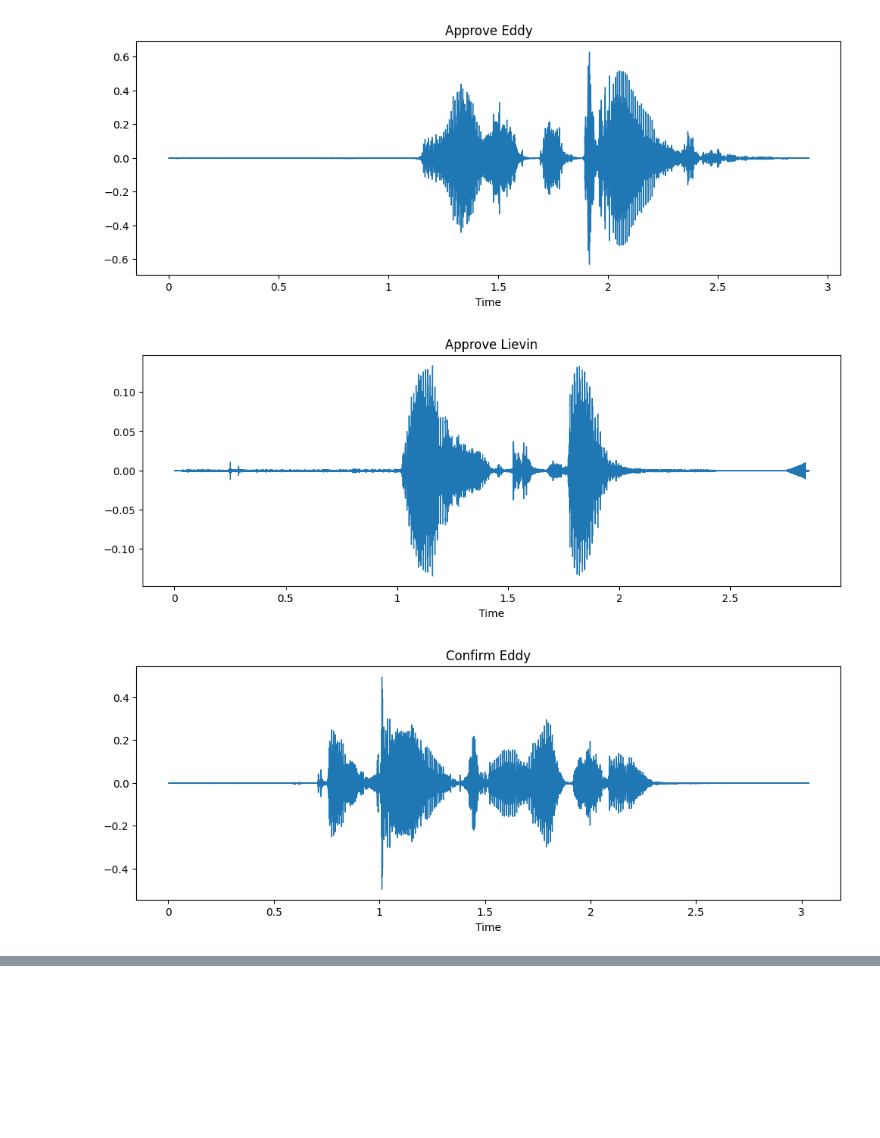
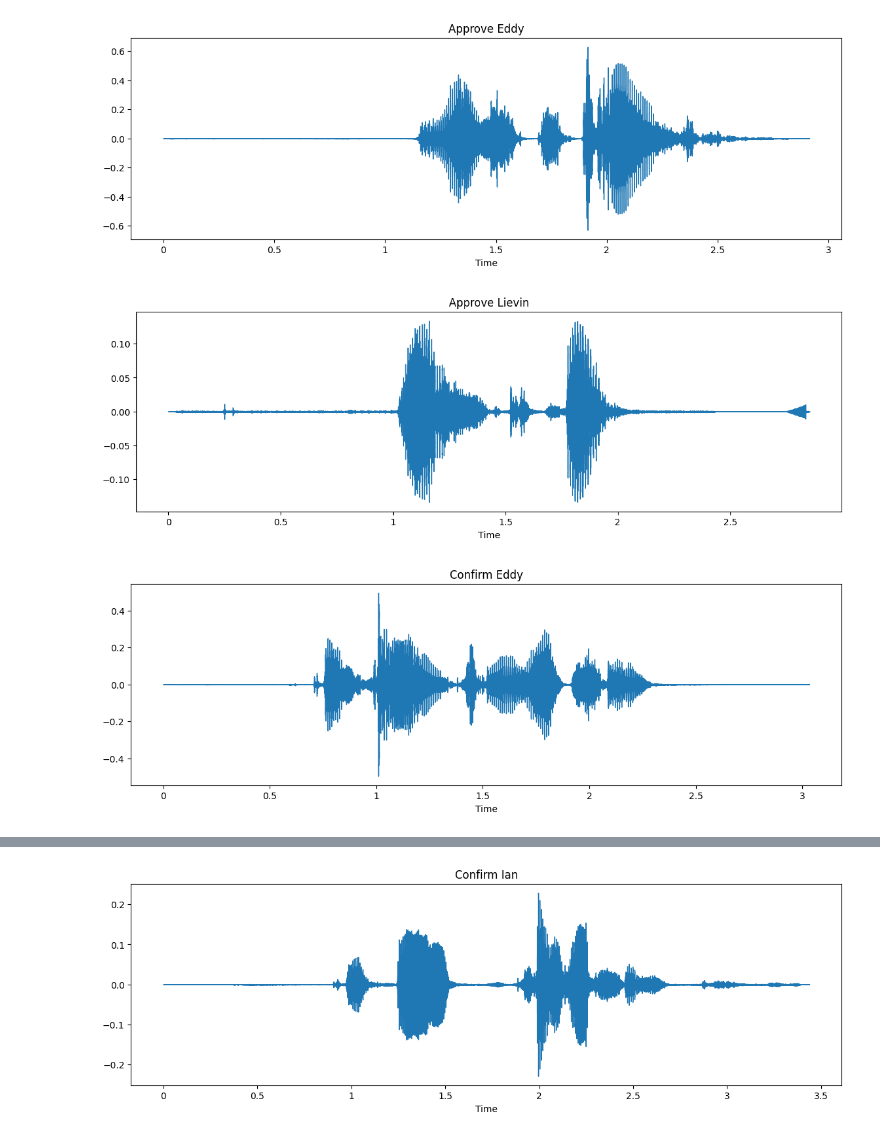
Before and after one commit to i-ganza007/Multimodal-Data-Preprocessing, a Jupyter notebook: notebooks/Sound_Processing.ipynb, the cells around one changed output, grey strips where cells are left out. Cells and saved outputs as stored; diff of their text form; code cells hidden in the pictures; blank space fills up the shorter version.

```diff
--- a/notebooks/Sound_Processing.ipynb
+++ b/notebooks/Sound_Processing.ipynb
@@ -6,29 +6,41 @@ import matplotlib.pyplot as plt
 import numpy as np
 import pandas as pd
 # %%
-y_confirm_eddy , sr_confirm_eddy = lb.load('/content/confirm_eddy.mp3')
-y_confirm_lievin , sr_confirm_lievin = lb.load('/content/confirm_lievin.mp3')
-y_approve_eddy , sr_approve_eddy = lb.load('/content/yes_approve_eddy.mp3')
-y_approve_lievin , sr_approve_lievin = lb.load('/content/yes_approve_lievin.mp3')
+y_confirm_eddy , sr_confirm_eddy = lb.load('/content/confirm_eddy.wav')
+y_confirm_ian , sr_confirm_ian = lb.load('/content/confirm_ian.wav')
+y_confirm_lievin , sr_confirm_lievin = lb.load('/content/confirm_lievin.wav')
+y_confirm_placide , sr_confirm_placide = lb.load('/content/confirm_placide.wav')
+y_approve_eddy , sr_approve_eddy = lb.load('/content/yes_approve_eddy.wav')
+y_approve_lievin , sr_approve_lievin = lb.load('/content/yes_approve_lievin.wav')
+y_approve_ian , sr_approve_ian = lb.load('/content/yes_approve_ian.wav')
+y_approve_placide , sr_approve_placide = lb.load('/content/yes_approve_placide.wav')
 # %%
 y_confirm_eddy_sr =  sr_confirm_eddy
 y_confirm_lievin_sr = sr_confirm_lievin
 y_approve_eddy_sr = sr_approve_eddy
 y_approve_lievin_sr = sr_approve_lievin
+y_approve_ian_sr = sr_approve_ian
+y_confirm_ian_sr = sr_confirm_ian
+y_confirm_placide_sr = sr_confirm_placide
+y_approve_placide_sr = sr_approve_placide
 waveforms = {
     'Approve Eddy': (y_approve_eddy, y_approve_eddy_sr),
     'Approve Lievin': (y_approve_lievin, y_approve_lievin_sr),
     'Confirm Eddy': (y_confirm_eddy, y_confirm_eddy_sr),
-    'Confirm Lievin': (y_confirm_lievin, y_confirm_lievin_sr)
+    'Confirm Lievin': (y_confirm_lievin, y_confirm_lievin_sr),
+    'Confirm Ian': (y_confirm_ian, y_confirm_ian_sr),
+    'Approve Ian': (y_approve_ian, y_approve_ian_sr),
+    'Confirm Placide': (y_confirm_placide, y_confirm_placide_sr),
+    'Approve Placide': (y_approve_placide, y_approve_placide_sr)
 }
 
 # Loop through the waveforms and generate the plots
 for title, (y, sr) in waveforms.items():
-    plt.figure(figsize=(12, 4))
+    plt.figure(figsize=(14, 4))
     lb.display.waveshow(y, sr=sr)
     plt.title(title)
     plt.show()
 # %% [output]
-[figure, old version]
+[figure, new version]
-[figure, old version]
+[figure, new version]
-[figure, old version]
+[figure, new version]
@@ -35,0 +48 @@ for title, (y, sr) in waveforms.items():
+[figure, added]
```
Also changed, not shown: parts of 12 cells of this notebook.
